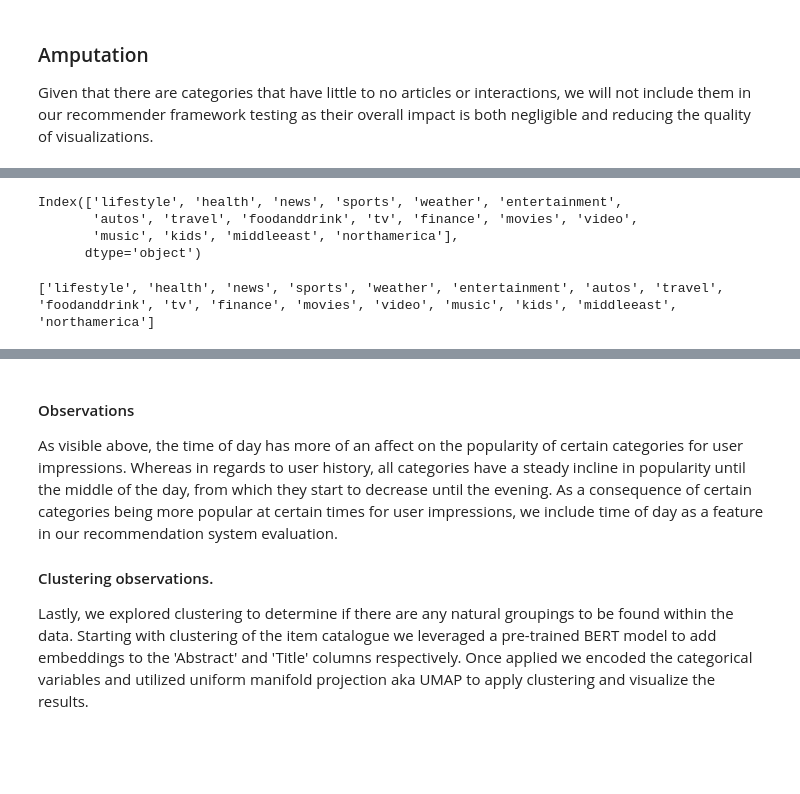
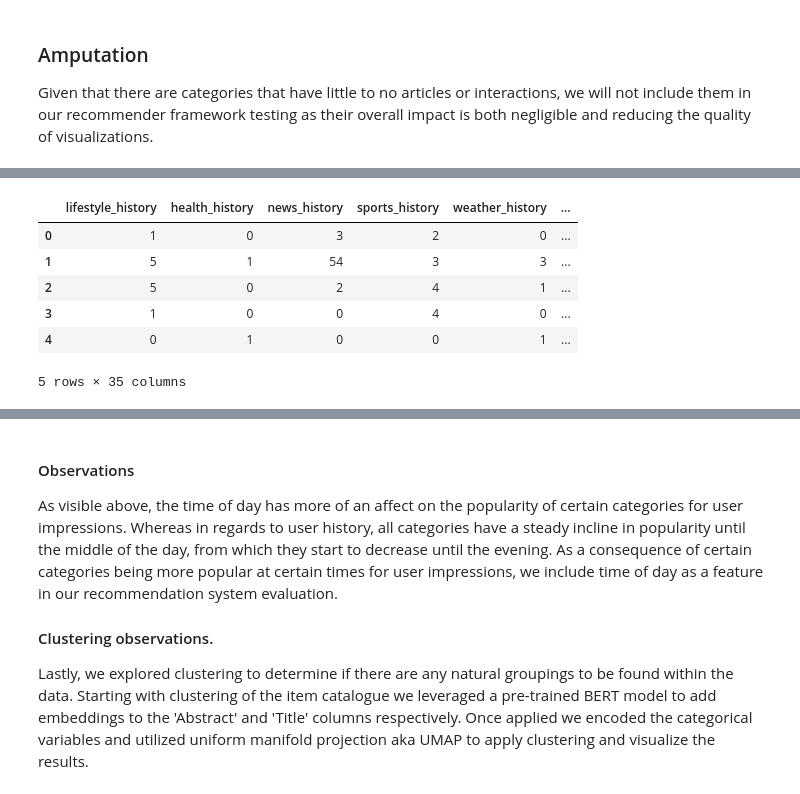
Before and after one commit to nicholas-rf/RecommenderProject, a Jupyter notebook: ExploratoryAnalysis/eda_report.ipynb, the cells around one changed output, grey strips where cells are left out. Cells and saved outputs as stored; diff of their text form; code cells hidden in the pictures; blank space fills up the shorter version.

Commit message:
Worked on clustering
Added a file concerning documentation on data processing and a report file on clustering

```diff
--- a/ExploratoryAnalysis/eda_report.ipynb
+++ b/ExploratoryAnalysis/eda_report.ipynb
@@ -123,14 +130,12 @@ news.to_csv('fpath') # Can update later on when necessary.
 # %%
-category_popularity = pd.read_csv('../MIND_small/csv/category_with_popularity.csv')
+behaviors = pd.read_csv('../MIND_small/csv/behaviors_with_individual_counts.csv')
+behaviors = data_processing.modify_hourly(behaviors)
+behaviors.head()
+# %% [output]
+|  | lifestyle_history | health_history | news_history | sports_history | weather_history | ... |
+| 0 | 1 | 0 | 3 | 2 | 0 | ... |
+| 1 | 5 | 1 | 54 | 3 | 3 | ... |
+| 2 | 5 | 0 | 2 | 4 | 1 | ... |
+| 3 | 1 | 0 | 0 | 4 | 0 | ... |
+| 4 | 0 | 1 | 0 | 0 | 1 | ... |
+5 rows × 35 columns
-# %%
-category_popularity.drop(columns=['Unnamed: 0'], inplace=True)
-category_popularity.columns
-# %% [output]
-Index(['lifestyle', 'health', 'news', 'sports', 'weather', 'entertainment',
-       'autos', 'travel', 'foodanddrink', 'tv', 'finance', 'movies', 'video',
-       'music', 'kids', 'middleeast', 'northamerica'],
-      dtype='object')
-# %%
-print(category_popularity.columns.to_list())
-# %% [output]
-['lifestyle', 'health', 'news', 'sports', 'weather', 'entertainment', 'autos', 'travel', 'foodanddrink', 'tv', 'finance', 'movies', 'video', 'music', 'kids', 'middleeast', 'northamerica']
```
Also changed, not shown: parts of 28 cells of this notebook, 9 other files.
